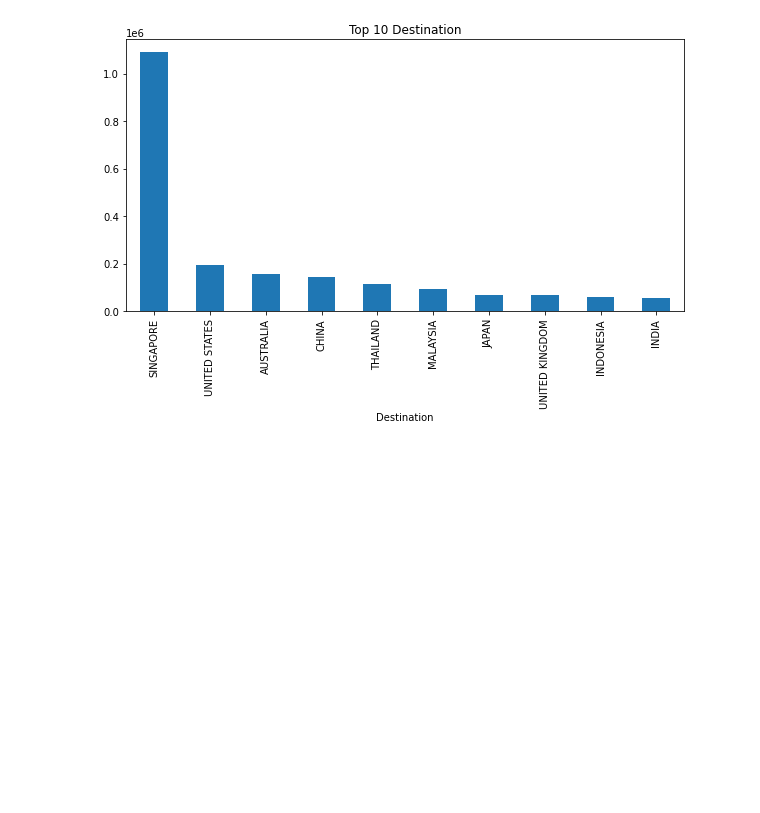
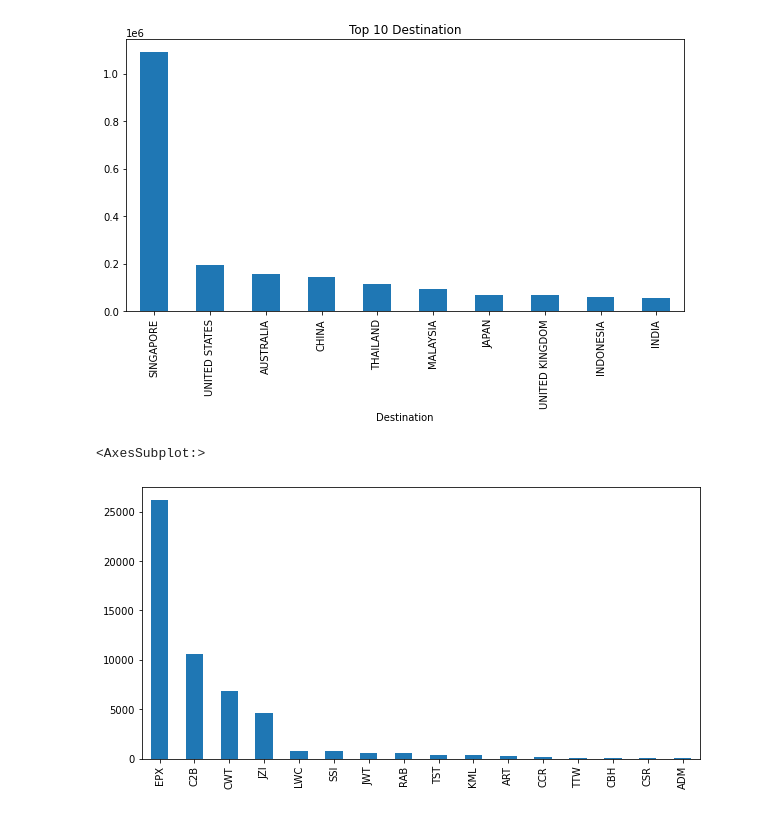
Before and after one commit to Suchitra-Majumdar/Travel_Insurance, a Jupyter notebook: code/Travel_Insurance_Data Analysis.ipynb, the cells around one changed output. Drawn from its saved outputs; the diff is of its cells as text; code cells hidden in the pictures; blank space fills up the shorter version.

```diff
--- a/code/Travel_Insurance_Data Analysis.ipynb
+++ b/code/Travel_Insurance_Data Analysis.ipynb
@@ -225,3 +232,8 @@ plt.title("Top 10 Destination")
 # %% [output]
 Text(0.5, 1.0, 'Top 10 Destination')
 [figure]
+# %%
+df['Agency'].value_counts().plot(kind='bar',figsize=(10,5))
+# %% [output]
+<AxesSubplot:>
+[figure, added]
```
Also changed, not shown: parts of 26 cells of this notebook.
